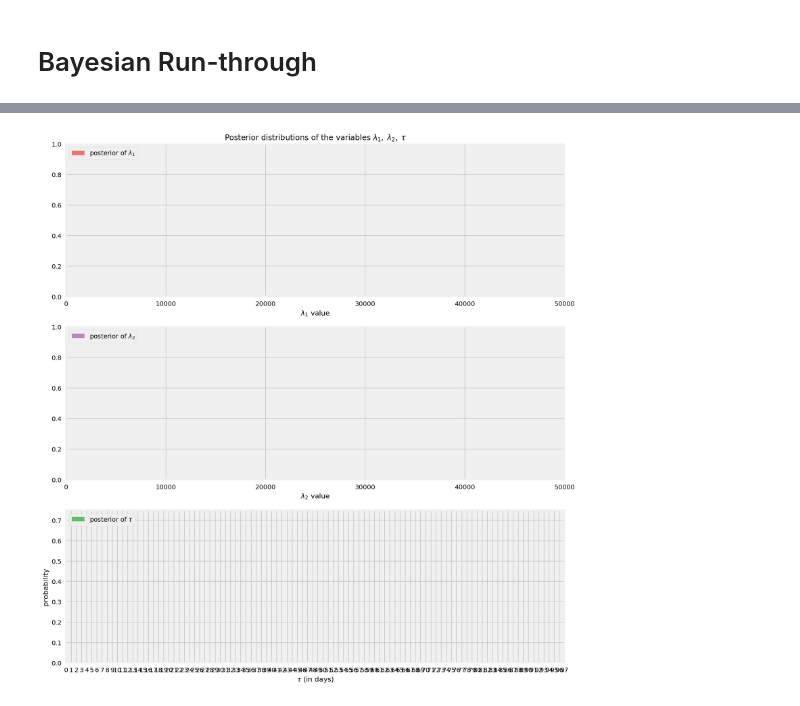
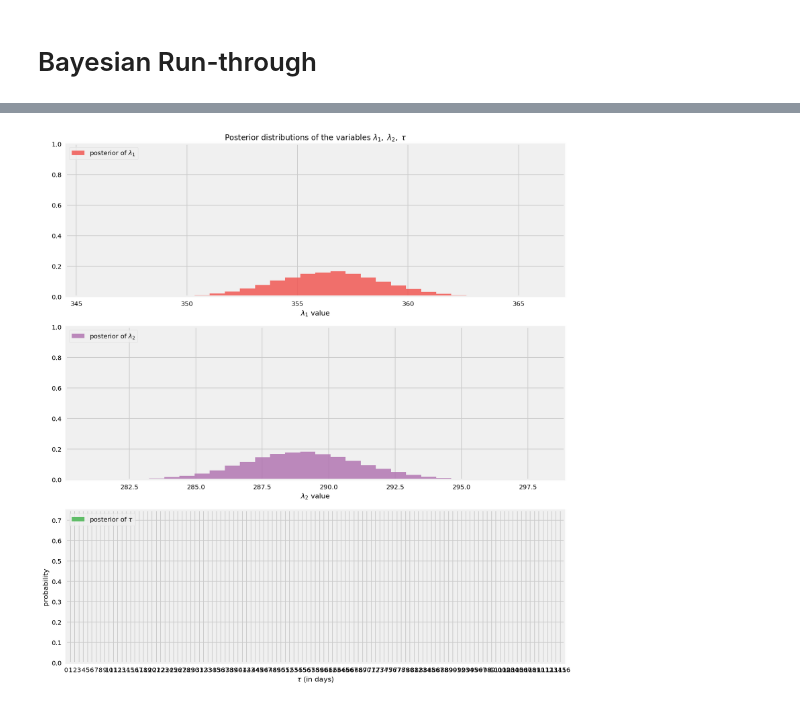
Before and after one commit to ismith1024/Udacity_Capstone, a Jupyter notebook: Starbucks_Capstone_notebook.ipynb, the cells around one changed output, grey strips where cells are left out. Cells and saved outputs as stored; diff of their text form; code cells hidden in the pictures.

```diff
--- a/Starbucks_Capstone_notebook.ipynb
+++ b/Starbucks_Capstone_notebook.ipynb
@@ -974,37 +977,37 @@ plt.figure(figsize=(12.5, 15))
 #histogram of the samples:
 
 ax = plt.subplot(311)
 ax.set_autoscaley_on(False)
 
 plt.hist(lambda_1_samples_, histtype='stepfilled', bins=30, alpha=0.85,
          label=r"posterior of $\lambda_1$", color=TFColor[0], density=True)
 plt.legend(loc="upper left")
 plt.title(r"""Posterior distributions of the variables $\lambda_1,\;\lambda_2,\;\tau$""")
-plt.xlim([0, 50000])
+#plt.xlim([0, 50])
 plt.xlabel(r"$\lambda_1$ value")
 
 ax = plt.subplot(312)
 ax.set_autoscaley_on(False)
 plt.hist(lambda_2_samples_, histtype='stepfilled', bins=30, alpha=0.85,
          label=r"posterior of $\lambda_2$", color=TFColor[6], density=True)
 plt.legend(loc="upper left")
-plt.xlim([0, 50000])
+#plt.xlim([0, 50])
 plt.xlabel(r"$\lambda_2$ value")
 
 plt.subplot(313)
 w = 1.0 / tau_samples_.shape[0] * np.ones_like(tau_samples_)
 plt.hist(tau_samples_, bins=n_count_data_[0], alpha=1,
          label=r"posterior of $\tau$",
          color=TFColor[2], weights=w, rwidth=2.)
 plt.xticks(np.arange(n_count_data_[0]))
 
 plt.legend(loc="upper left")
 plt.ylim([0, .75])
-plt.xlim([0, len(count_data_)-20])
+#plt.xlim([0, len(count_data_)-20])
 plt.xlabel(r"$\tau$ (in days)")
 plt.ylabel(r"probability");
 # %% [output]
-[figure, old version]
+[figure, new version]
 # %%
 plt.figure(figsize=(12.5, 9))
 
```
Also changed, not shown: parts of 10 cells of this notebook.
